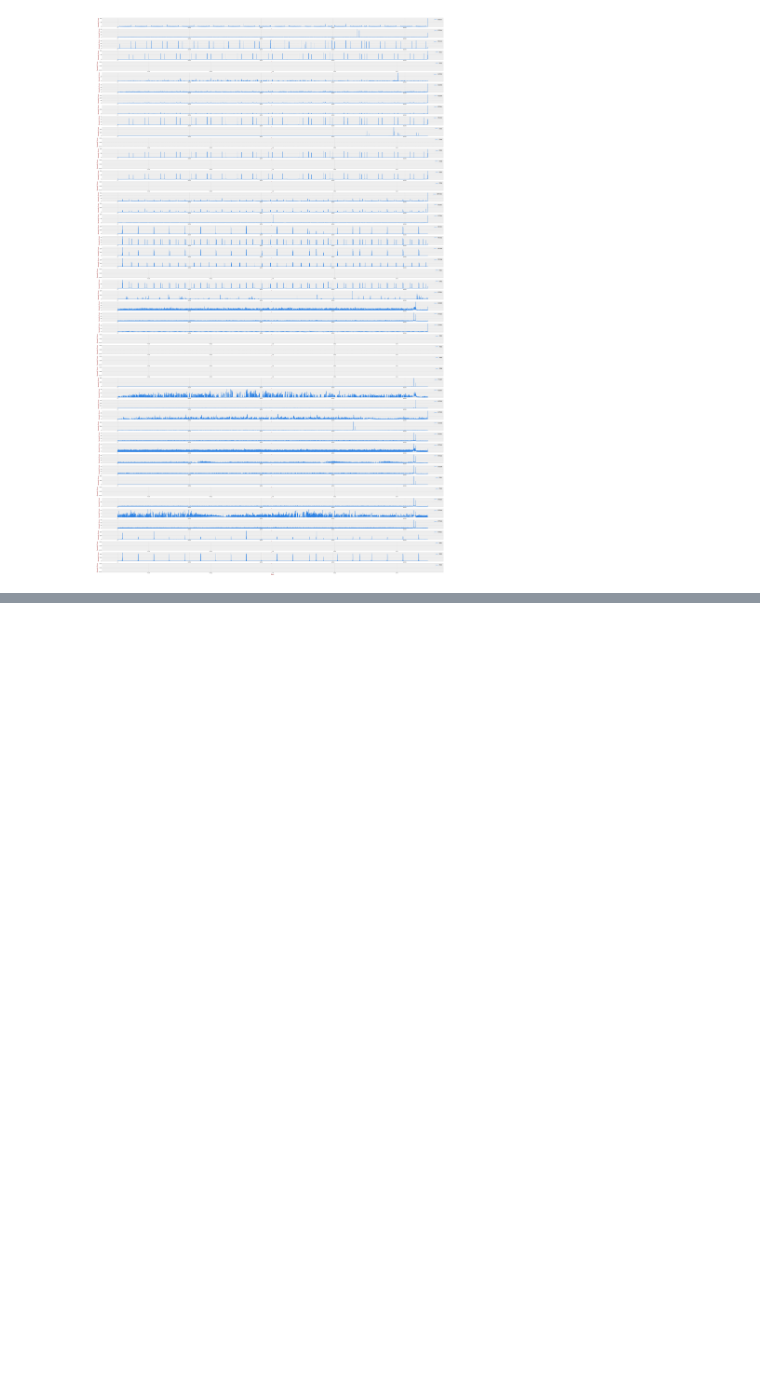
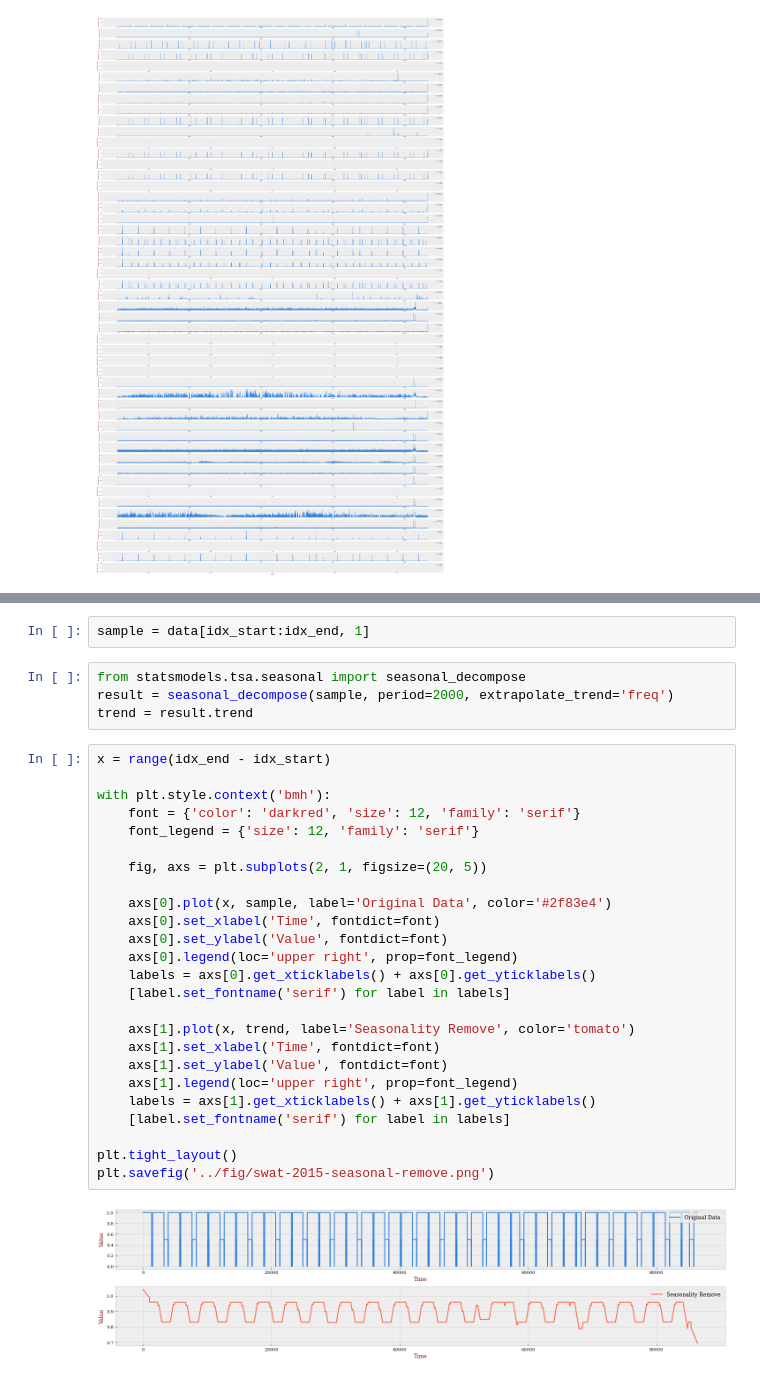
Before and after one commit to cbhua/swat-preprocess, a Jupyter notebook: notebook/swat-2015-process.ipynb, the cells around one changed output, grey strips where cells are left out. Saved outputs shown, nothing was run; the diff lists cells and outputs as text; blank space fills up the shorter version.

Commit message:
Add Seasonality Analysis Method

```diff
--- a/notebook/swat-2015-process.ipynb
+++ b/notebook/swat-2015-process.ipynb
@@ -144,0 +151,33 @@ plt.savefig('../fig/swat-2015-sr.png')
+# %%
+sample = data[idx_start:idx_end, 1]
+# %%
+from statsmodels.tsa.seasonal import seasonal_decompose
+result = seasonal_decompose(sample, period=2000, extrapolate_trend='freq')
+trend = result.trend
+# %%
+x = range(idx_end - idx_start)
+
+with plt.style.context('bmh'):
+    font = {'color': 'darkred', 'size': 12, 'family': 'serif'}
+    font_legend = {'size': 12, 'family': 'serif'}
+
+    fig, axs = plt.subplots(2, 1, figsize=(20, 5))
+
+    axs[0].plot(x, sample, label='Original Data', color='#2f83e4')
+    axs[0].set_xlabel('Time', fontdict=font)
+    axs[0].set_ylabel('Value', fontdict=font)
+    axs[0].legend(loc='upper right', prop=font_legend)
+    labels = axs[0].get_xticklabels() + axs[0].get_yticklabels()
+    [label.set_fontname('serif') for label in labels]
+
+    axs[1].plot(x, trend, label='Seasonality Remove', color='tomato')
+    axs[1].set_xlabel('Time', fontdict=font)
+    axs[1].set_ylabel('Value', fontdict=font)
+    axs[1].legend(loc='upper right', prop=font_legend)
+    labels = axs[1].get_xticklabels() + axs[1].get_yticklabels()
+    [label.set_fontname('serif') for label in labels]
+
+plt.tight_layout()
+plt.savefig('../fig/swat-2015-seasonal-remove.png')
+# %% [output]
+[figure, added]
```
Also changed, not shown: parts of 5 cells of this notebook.
